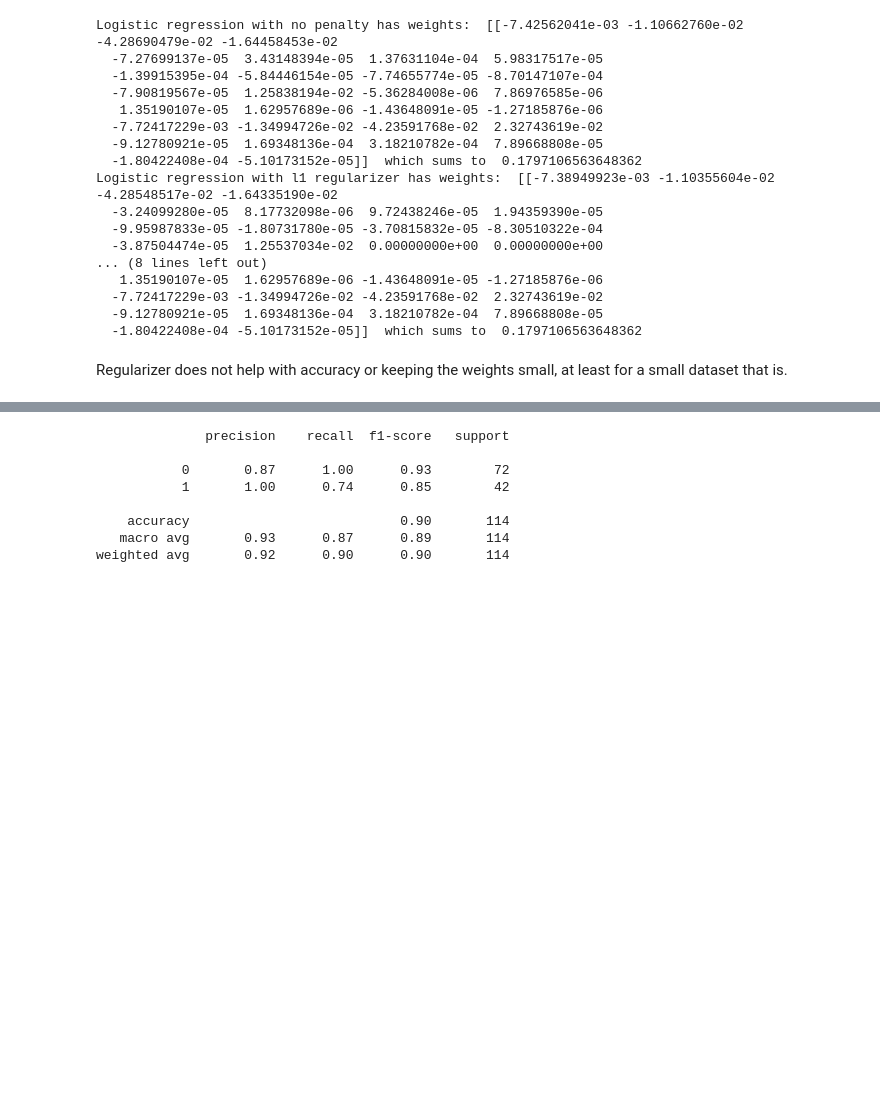
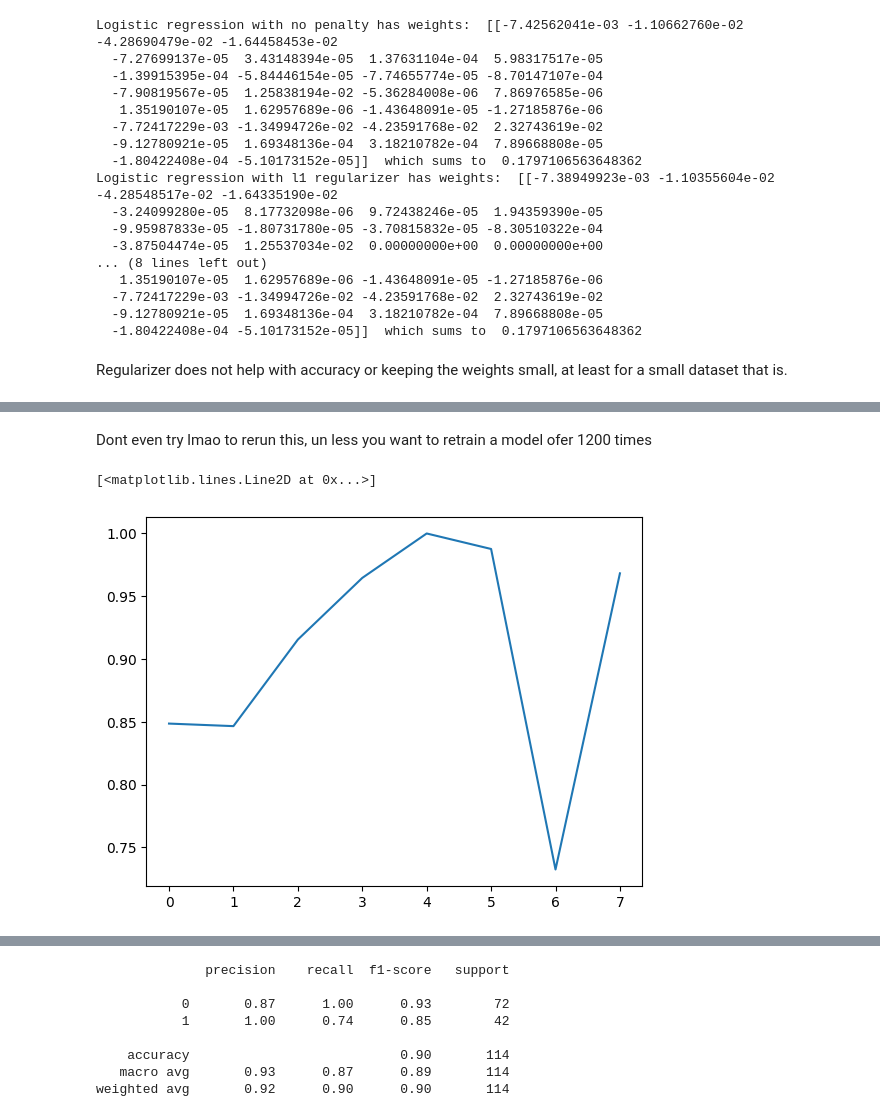
Before and after one commit to AR615598/Classifying_Cancer_Cells, a Jupyter notebook: cancer_cell_classification.ipynb, the cells around one changed output, grey strips where cells are left out. Saved outputs shown, nothing was run; the diff lists cells and outputs as text; code cells hidden in the pictures; blank space fills up the shorter version.

```diff
--- a/cancer_cell_classification.ipynb
+++ b/cancer_cell_classification.ipynb
@@ -739,0 +781,3 @@ Regularizer does not help with accuracy or keeping the weights small, at least f
+# %%
+# K-fold cross validation since we have a small dataset
+kf = KFold(n_splits=10, shuffle=True, random_state=4)
@@ -739,0 +822,37 @@ Regularizer does not help with accuracy or keeping the weights small, at least f
+# %%
+# N-fold cross validation with sklearn
+def optim_folds(X,y, min, max, step):
+    k = []
+    models = []
+    # Loop through the number of folds
+    while min < max:
+        # Builds the model
+        model = tf.keras.Sequential([
+        tf.keras.layers.Dense(10, activation='relu'),
+        tf.keras.layers.Dense(10, activation='relu'),
+        tf.keras.layers.Dense(1, activation='sigmoid')])
+        model.compile(optimizer='adam', loss='binary_crossentropy', metrics=['accuracy'])
+
+
+        kf = KFold(n_splits=min, shuffle=True, random_state=4)
+        scores = []
+        # Train the model and evaluate it for each fold
+        for train_index, test_index in kf.split(X):
+            X_train, X_test = X[train_index], X[test_index]
+            y_train, y_test = y[train_index], y[test_index]
+
+
+            model.fit(X_train, y_train, epochs=10,batch_size=7, verbose=0)
+            y_pred = model.predict(X_test)
+            y_pred = np.round(y_pred)
+            scores.append(accuracy_score(y_test, y_pred))
+        k.append(scores[-1])
+        models.append(model)
+        min += step
+    # Returns the final accuracy and model for each n-folds
+    return k, models
+# %%
+# Run the function
+# be careful, this takes a while to run
+# ran it for 50 folds and it took 1 hour
+models, scores = optim_folds(X,y, 2, 10, 1)
@@ -739,0 +877,8 @@ Regularizer does not help with accuracy or keeping the weights small, at least f
+# %% [markdown]
+Dont even try lmao to rerun this, un less you want to retrain a model ofer 1200 times
+# %%
+# Plot the accuracy for each n-folds
+plt.plot(models)
+# %% [output]
+[<matplotlib.lines.Line2D at 0x...>]
+[figure, added]
```
Also changed, not shown: parts of 63 cells of this notebook.
